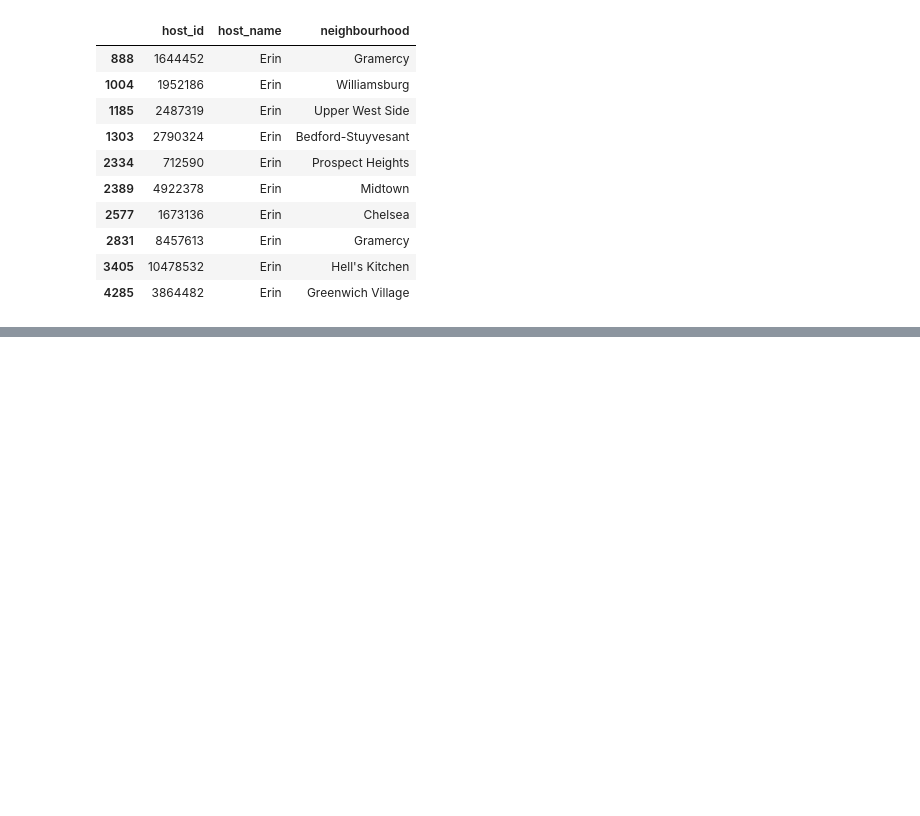
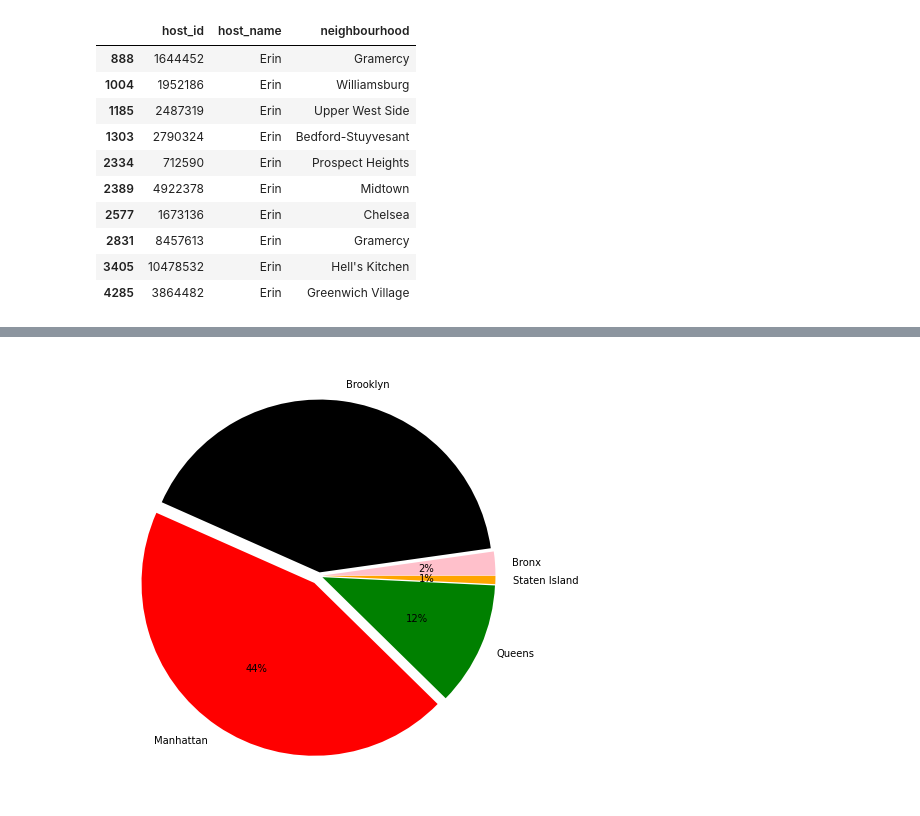
Before and after one commit to manish55shukla/AirBnb-Bookings-Analysis, a Jupyter notebook: Project_AirBnb_Bookings_Analysis.ipynb, the cells around one changed output, grey strips where cells are left out. Drawn from its saved outputs; the diff is of its cells as text; code cells hidden in the pictures; blank space fills up the shorter version.

```diff
--- a/Project_AirBnb_Bookings_Analysis.ipynb
+++ b/Project_AirBnb_Bookings_Analysis.ipynb
@@ -206,3 +201,3 @@ df.groupby('room_type').agg({'room_type':'count','price':'mean','minimum_nights'
 # %%
 # Count number of groups are there in particular neighbourhood groups.
-df.groupby('neighbourhood_group')['name'].count()
+neighbourhood_group_name = df.groupby('neighbourhood_group')['name'].count()
@@ -230 +217,21 @@ Balwinder  Queens                 11.560000
 Name: reviews_per_month, dtype: float64
+# %%
+
+
+
+neighbourhood_visualisation = neighbourhood_group_name.rename_axis('name_of_neighbourhood').reset_index(name = 'neighbourhood_count')
+
+lable_name = neighbourhood_visualisation.name_of_neighbourhood
+lable_value = neighbourhood_visualisation.neighbourhood_count
+# # Defining colors for pie chart
+colors = ['pink', 'black', 'red','green', 'orange']
+
+# # Define ratio of gap of each fragment in a tuple
+explode = (0.02, 0.02, 0.05, 0.02, 0.02)
+fig = plt.figure()
+ax = fig.add_axes([0.1,0.3,1,2])
+
+ax.pie(lable_value, labels = lable_name, autopct = '%1.0f%%', colors = colors, explode=explode )
+plt.show()
+# %% [output]
+[figure, added]
```
Also changed, not shown: parts of 18 cells of this notebook.
